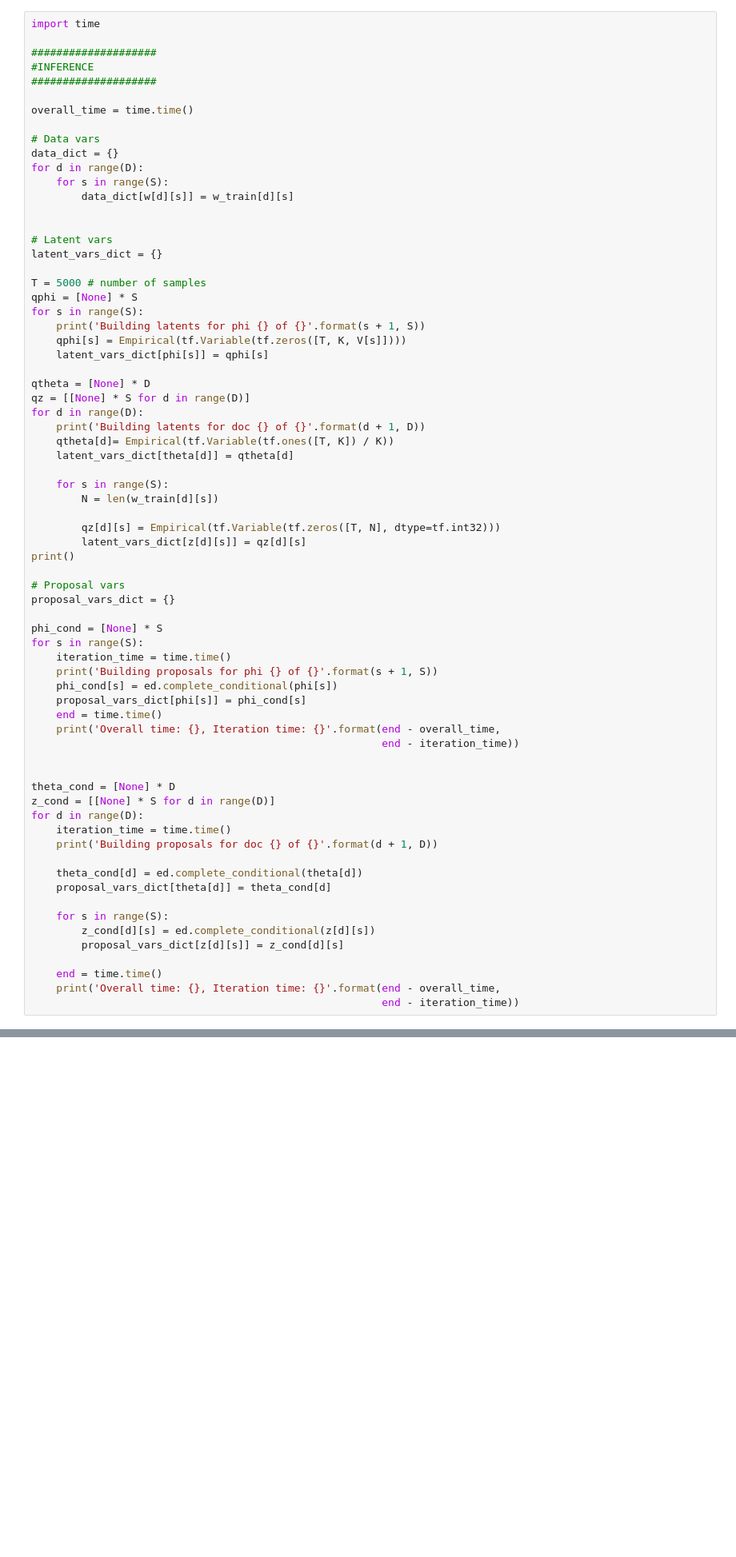
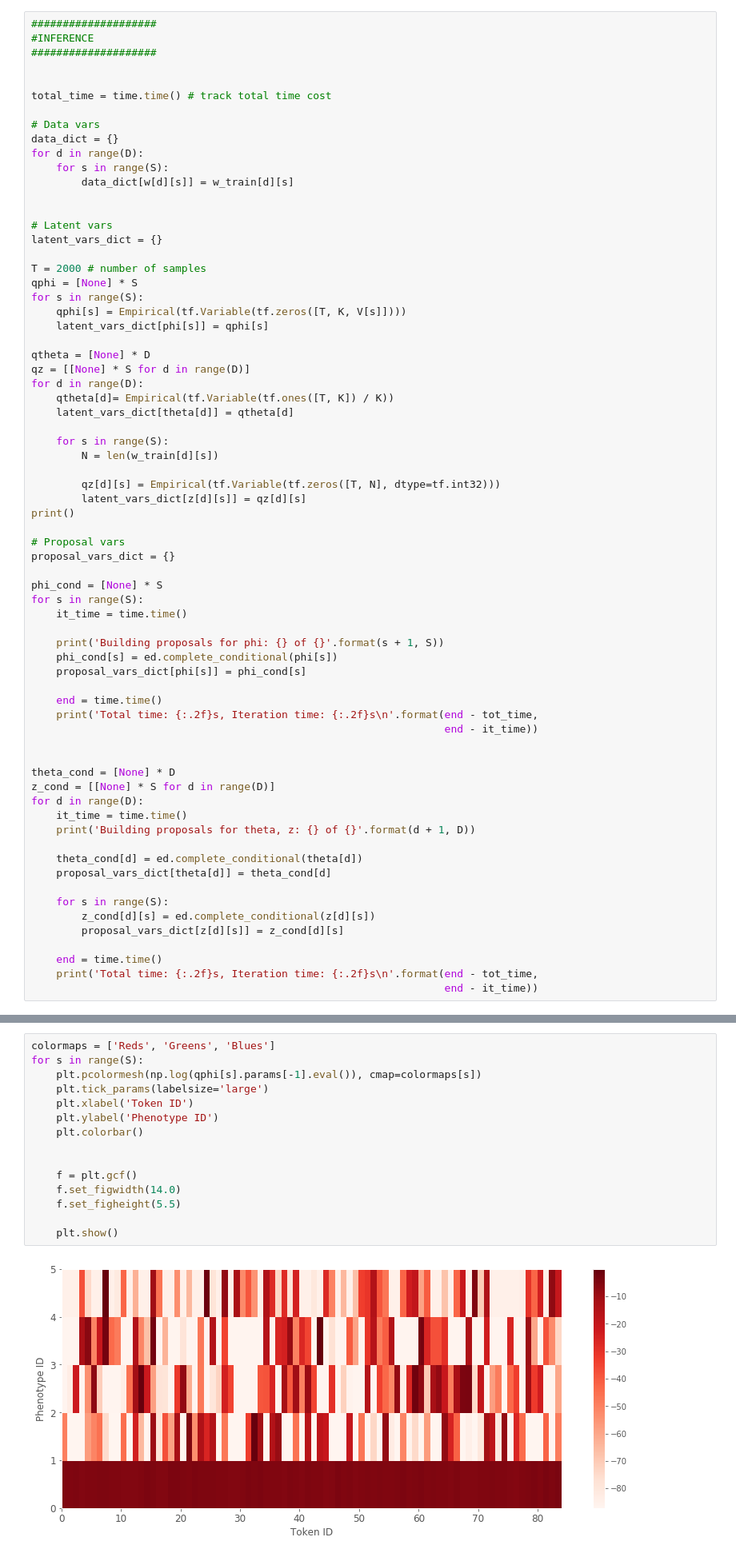
Before and after one commit to victorarodri/probprog, a Jupyter notebook: notebooks/Multi-Channel-LDA--ed.Gibbs-MIMIC-data-SMALL.ipynb, the cells around one changed output, grey strips where cells are left out. Shown at 80% size. Cells and saved outputs as stored; diff of their text form; blank space fills up the shorter version.

```diff
--- a/notebooks/Multi-Channel-LDA--ed.Gibbs-MIMIC-data-SMALL.ipynb
+++ b/notebooks/Multi-Channel-LDA--ed.Gibbs-MIMIC-data-SMALL.ipynb
@@ -114,13 +115,12 @@ for d in range(D):
 
         z[d][s] = w[d][s].cat
 # %%
-import time
-
 ####################
 #INFERENCE
 ####################
 
-overall_time = time.time()
+
+total_time = time.time() # track total time cost
 
 # Data vars
 data_dict = {}
@@ -132,17 +132,15 @@ for d in range(D):
 # Latent vars
 latent_vars_dict = {}
 
-T = 5000 # number of samples
+T = 2000 # number of samples
 qphi = [None] * S
 for s in range(S):
-    print('Building latents for phi {} of {}'.format(s + 1, S))
     qphi[s] = Empirical(tf.Variable(tf.zeros([T, K, V[s]])))
     latent_vars_dict[phi[s]] = qphi[s]
 
 qtheta = [None] * D
 qz = [[None] * S for d in range(D)]
 for d in range(D):
-    print('Building latents for doc {} of {}'.format(d + 1, D))
     qtheta[d]= Empirical(tf.Variable(tf.ones([T, K]) / K))
     latent_vars_dict[theta[d]] = qtheta[d]
 
@@ -158,20 +156,22 @@ proposal_vars_dict = {}
 
 phi_cond = [None] * S
 for s in range(S):
-    iteration_time = time.time()
-    print('Building proposals for phi {} of {}'.format(s + 1, S))
+    it_time = time.time()
+
+    print('Building proposals for phi: {} of {}'.format(s + 1, S))
     phi_cond[s] = ed.complete_conditional(phi[s])
     proposal_vars_dict[phi[s]] = phi_cond[s]
+
     end = time.time()
-    print('Overall time: {}, Iteration time: {}'.format(end - overall_time,
-                                                        end - iteration_time))
+    print('Total time: {:.2f}s, Iteration time: {:.2f}s\n'.format(end - tot_time,
+                                                                  end - it_time))
 
 
 theta_cond = [None] * D
 z_cond = [[None] * S for d in range(D)]
 for d in range(D):
-    iteration_time = time.time()
-    print('Building proposals for doc {} of {}'.format(d + 1, D))
+    it_time = time.time()
+    print('Building proposals for theta, z: {} of {}'.format(d + 1, D))
 
     theta_cond[d] = ed.complete_conditional(theta[d])
     proposal_vars_dict[theta[d]] = theta_cond[d]
@@ -181,5 +181,5 @@ for d in range(D):
         proposal_vars_dict[z[d][s]] = z_cond[d][s]
 
     end = time.time()
-    print('Overall time: {}, Iteration time: {}'.format(end - overall_time,
-                                                        end - iteration_time))
+    print('Total time: {:.2f}s, Iteration time: {:.2f}s\n'.format(end - tot_time,
+                                                                  end - it_time))
@@ -266,0 +285,17 @@ plt.pcolormesh(np.log(var.eval()))
+# %%
+colormaps = ['Reds', 'Greens', 'Blues']
+for s in range(S):
+    plt.pcolormesh(np.log(qphi[s].params[-1].eval()), cmap=colormaps[s])
+    plt.tick_params(labelsize='large')
+    plt.xlabel('Token ID')
+    plt.ylabel('Phenotype ID')
+    plt.colorbar()
+
+
+    f = plt.gcf()
+    f.set_figwidth(14.0)
+    f.set_figheight(5.5)
+
+    plt.show()
+# %% [output]
+[figure, added]
```
Also changed, not shown: parts of 10 cells of this notebook, 22 other files.
